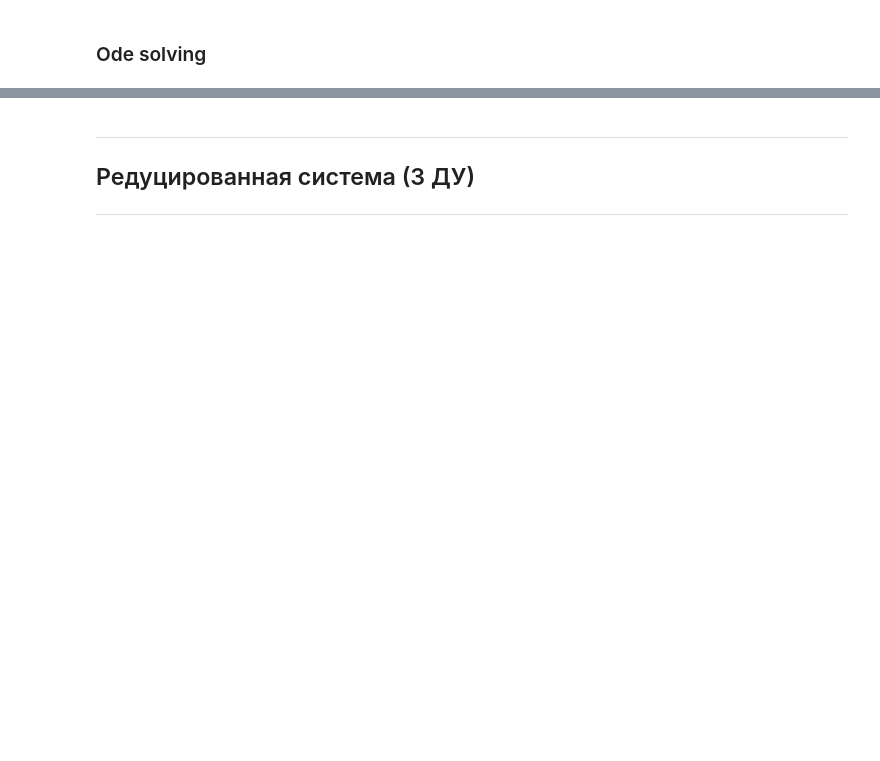
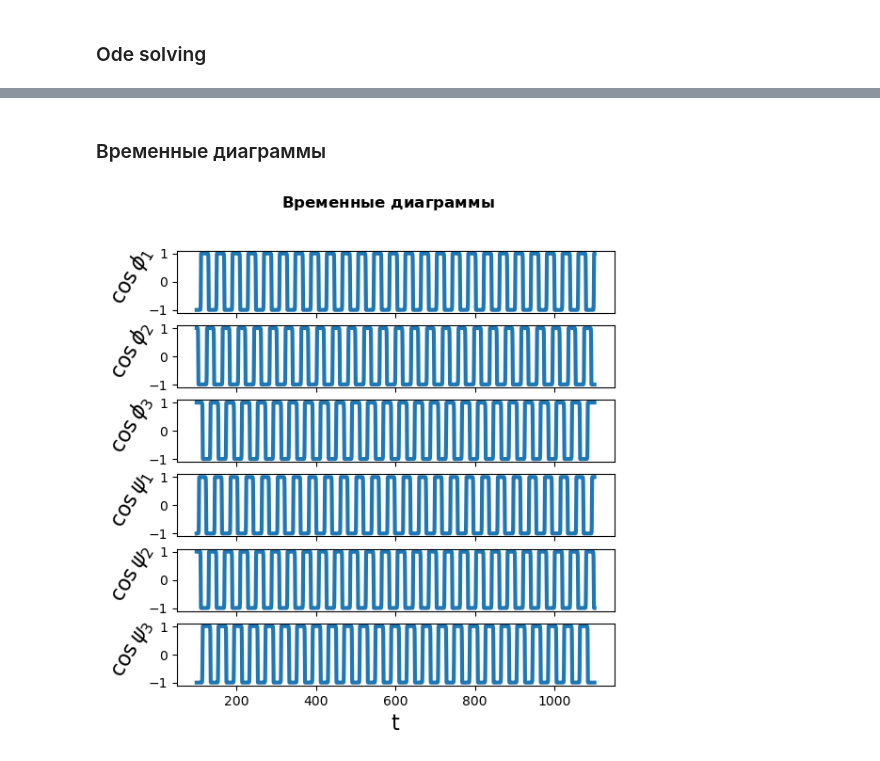
Before and after one commit to Artyom91150/Coupled_contours, a Jupyter notebook: BS_notebook.ipynb, the cells around one changed output, grey strips where cells are left out. Drawn from its saved outputs; the diff is of its cells as text; code cells hidden in the pictures; blank space fills up the shorter version.

```diff
--- a/BS_notebook.ipynb
+++ b/BS_notebook.ipynb
@@ -62,3 +29,0 @@ kwargs = Dict(:dtmax => 1e-1, :abstol => 1e-13, :reltol => 1e-13, :maxiters => 1
-# %%
-trj = SolveODE(Sngl, ic, time_span; alg, trans_time, callback, kwargs)
-sol = trj.solution; trj
@@ -236,6 +89,6 @@ BS_FP(trj)
-# %% [markdown]
----
-
-## Редуцированная система (3 ДУ)
-
----
+# %% [markdown]
+### Временные диаграммы
+# %%
+TimeSeries(;projFunc = "projCos", varNames = ["\\phi_1", "\\phi_2", "\\phi_3", "\\psi_1", "\\psi_2", "\\psi_3"], plotKwargs = Dict(:linewidth => 3))(sol);
+# %% [output]
+[figure, added]
```
Also changed, not shown: parts of 45 cells of this notebook.
